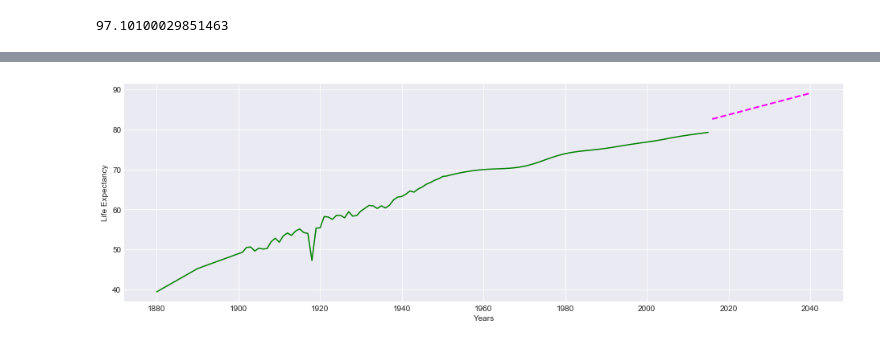
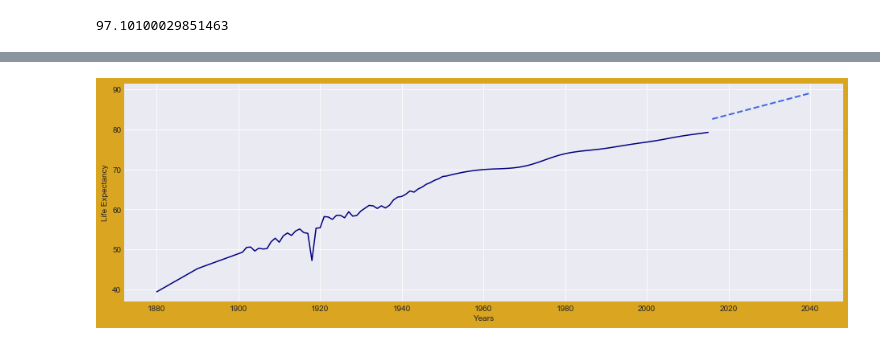
Before and after one commit to santhoshpullela/TheVulcanSalute, a Jupyter notebook: newpred.ipynb, the cells around one changed output, grey strips where cells are left out. Drawn from its saved outputs; the diff is of its cells as text; code cells hidden in the pictures.

```diff
--- a/newpred.ipynb
+++ b/newpred.ipynb
@@ -157,12 +157,12 @@ future_LE
 future_pred = pd.DataFrame({'Future Years':future_years,'Life Expectancy':future_LE})
 future_pred.to_csv('predicted years.csv', header=True)
 # %%
-plt.figure(figsize=(16,5))
-plt.plot(X,y,c='green')
-plt.plot(future_years, future_LE,linestyle='dashed',linewidth=2,c='magenta')
+fig = plt.figure(figsize=(16,5),edgecolor='black',facecolor='goldenrod')
+plt.plot(X,y,c='navy')
+plt.plot(future_years, future_LE,linestyle='dashed',linewidth=2,c='royalblue')
 plt.xlabel('Years')
 plt.ylabel('Life Expectancy')
-plt.savefig('images/Years_LE.png')
+plt.savefig('images/Years_LE.png',facecolor=fig.get_facecolor(), transparent=True,edgecolor=fig.get_edgecolor())
 plt.show()
 # %% [output]
-[figure, old version]
+[figure, new version]
```
Also changed, not shown: parts of 7 cells of this notebook, 4 other files.
